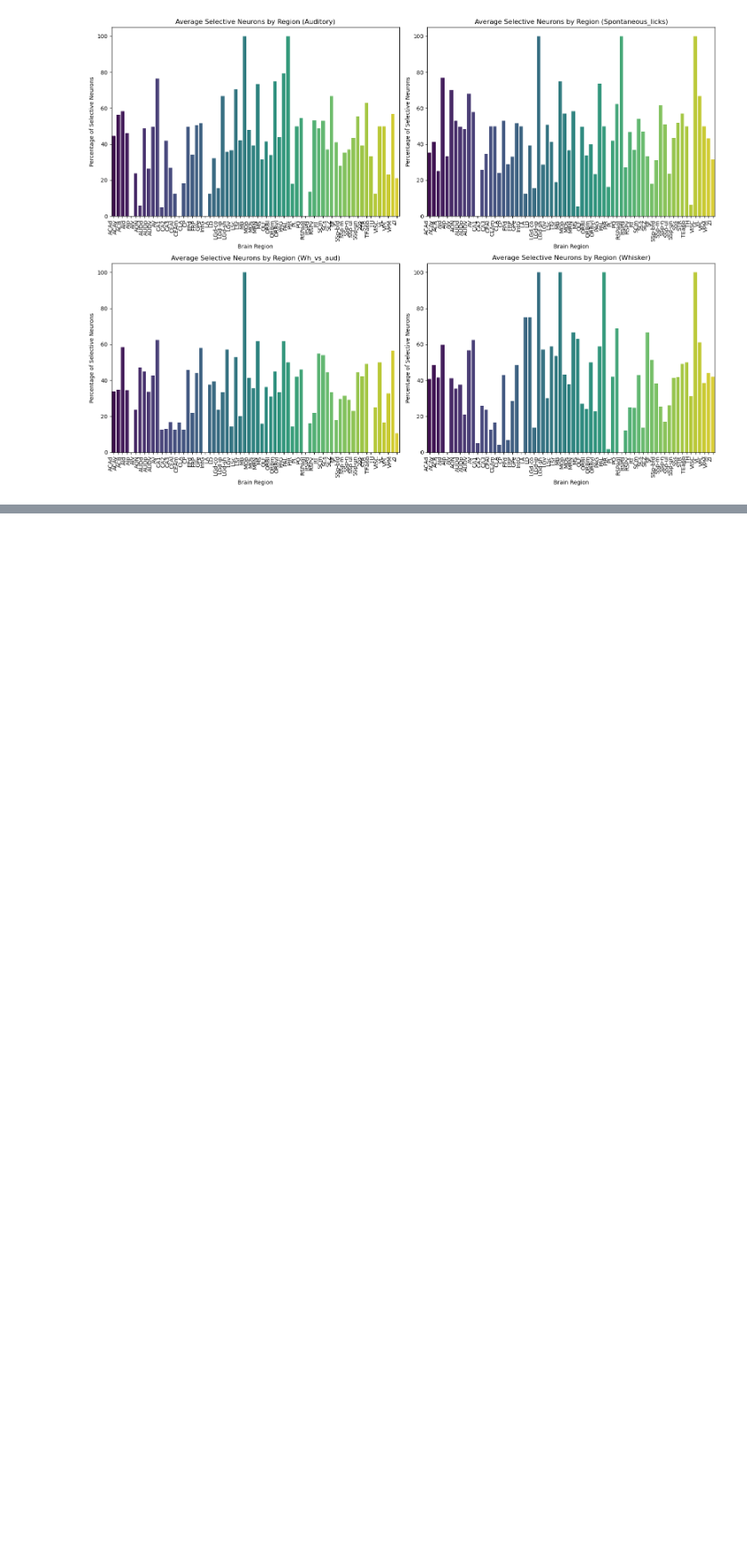
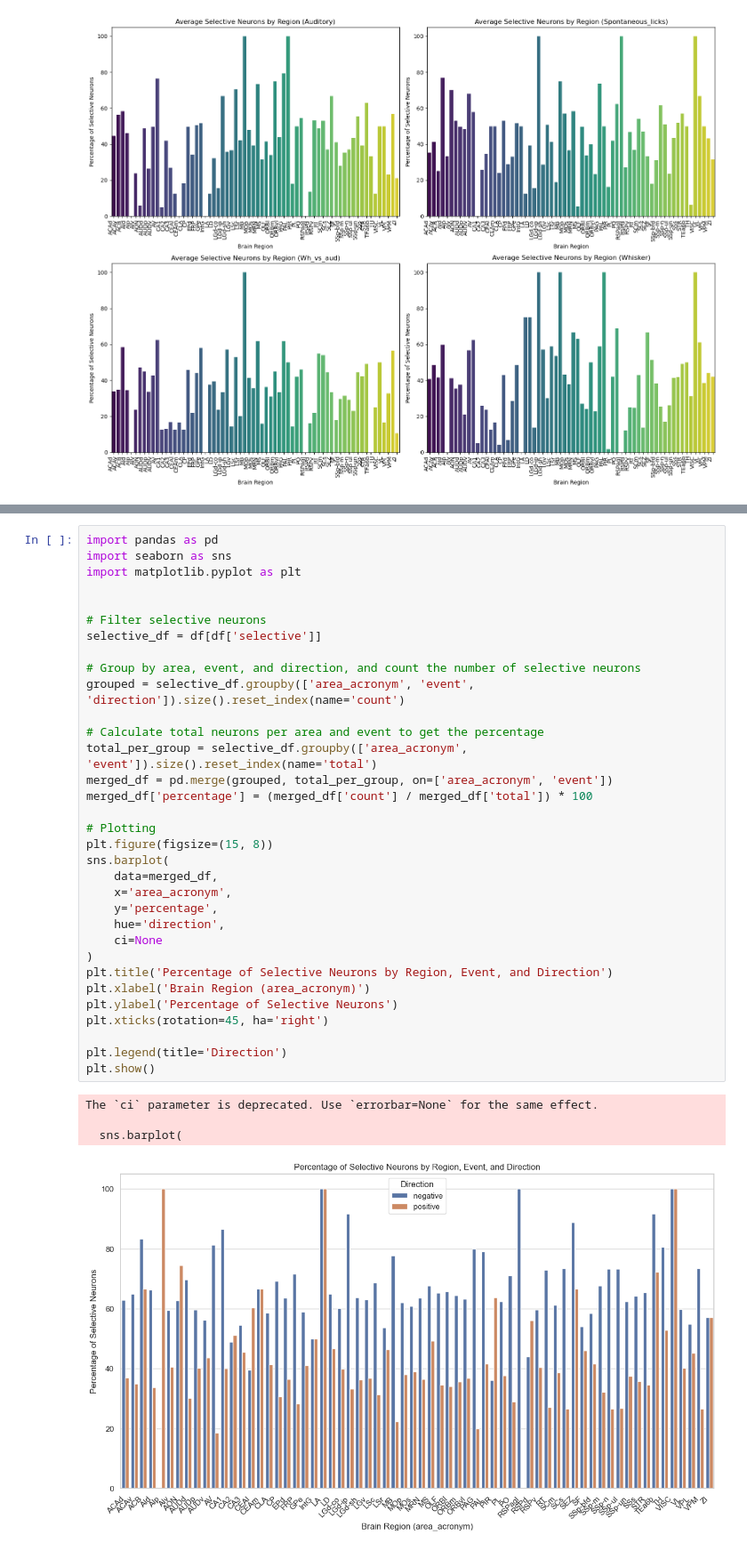
Before and after one commit to shrinidhivelan/Selectivity-Semester-project, a Jupyter notebook: Visualization_contexts.ipynb, the cells around one changed output, grey strips where cells are left out. Shown at 89% size. Drawn from its saved outputs; the diff is of its cells as text; blank space fills up the shorter version.

```diff
--- a/Visualization_contexts.ipynb
+++ b/Visualization_contexts.ipynb
@@ -362,0 +358,38 @@ The `ci` parameter is deprecated. Use `errorbar=None` for the same effect.
+# %%
+import pandas as pd
+import seaborn as sns
+import matplotlib.pyplot as plt
+
+
+# Filter selective neurons
+selective_df = df[df['selective']]
+
+# Group by area, event, and direction, and count the number of selective neurons
+grouped = selective_df.groupby(['area_acronym', 'event', 'direction']).size().reset_index(name='count')
+
+# Calculate total neurons per area and event to get the percentage
+total_per_group = selective_df.groupby(['area_acronym', 'event']).size().reset_index(name='total')
+merged_df = pd.merge(grouped, total_per_group, on=['area_acronym', 'event'])
+merged_df['percentage'] = (merged_df['count'] / merged_df['total']) * 100
+
+# Plotting
+plt.figure(figsize=(15, 8))
+sns.barplot(
+    data=merged_df,
+    x='area_acronym',
+    y='percentage',
+    hue='direction',
+    ci=None
+)
+plt.title('Percentage of Selective Neurons by Region, Event, and Direction')
+plt.xlabel('Brain Region (area_acronym)')
+plt.ylabel('Percentage of Selective Neurons')
+plt.xticks(rotation=45, ha='right')
+
+plt.legend(title='Direction')
+plt.show()
+# %% [output]
+The `ci` parameter is deprecated. Use `errorbar=None` for the same effect.
+
+  sns.barplot(
+[figure, added]
```
Also changed, not shown: parts of 5 cells of this notebook, 1 other file.
